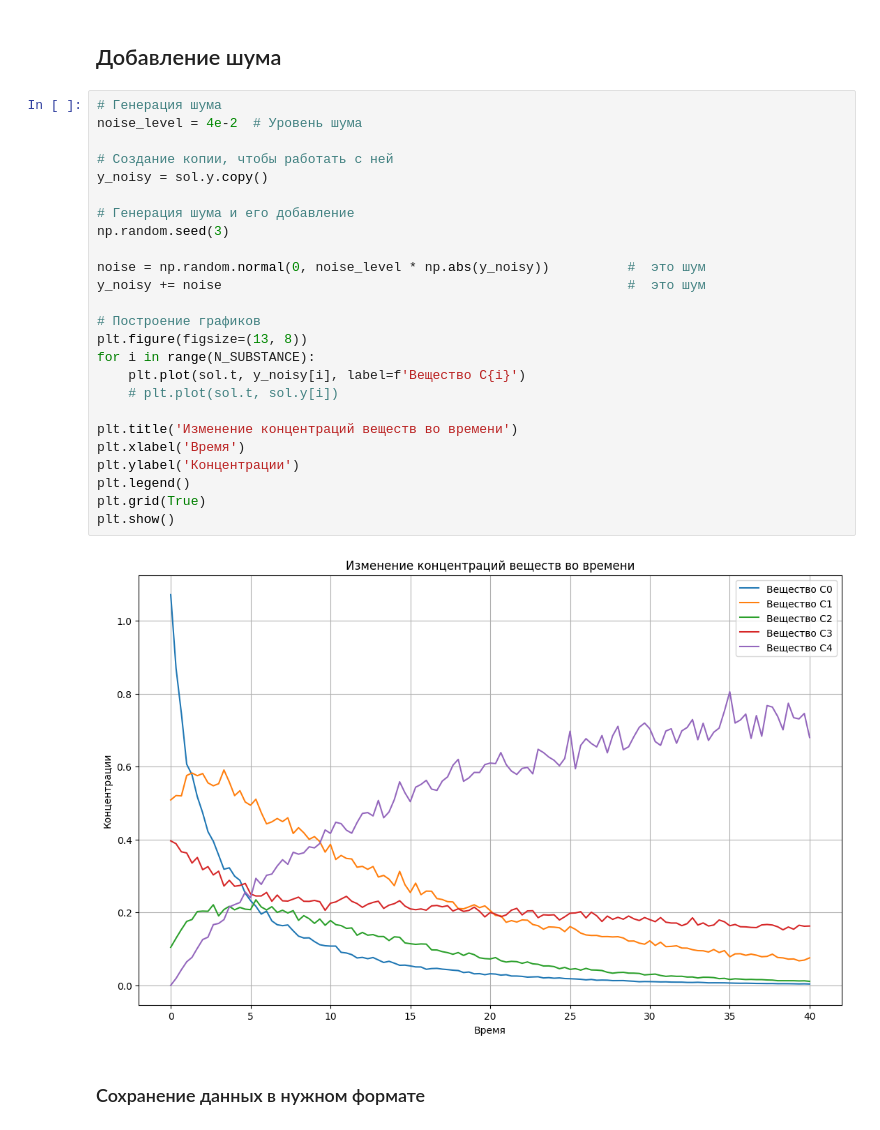
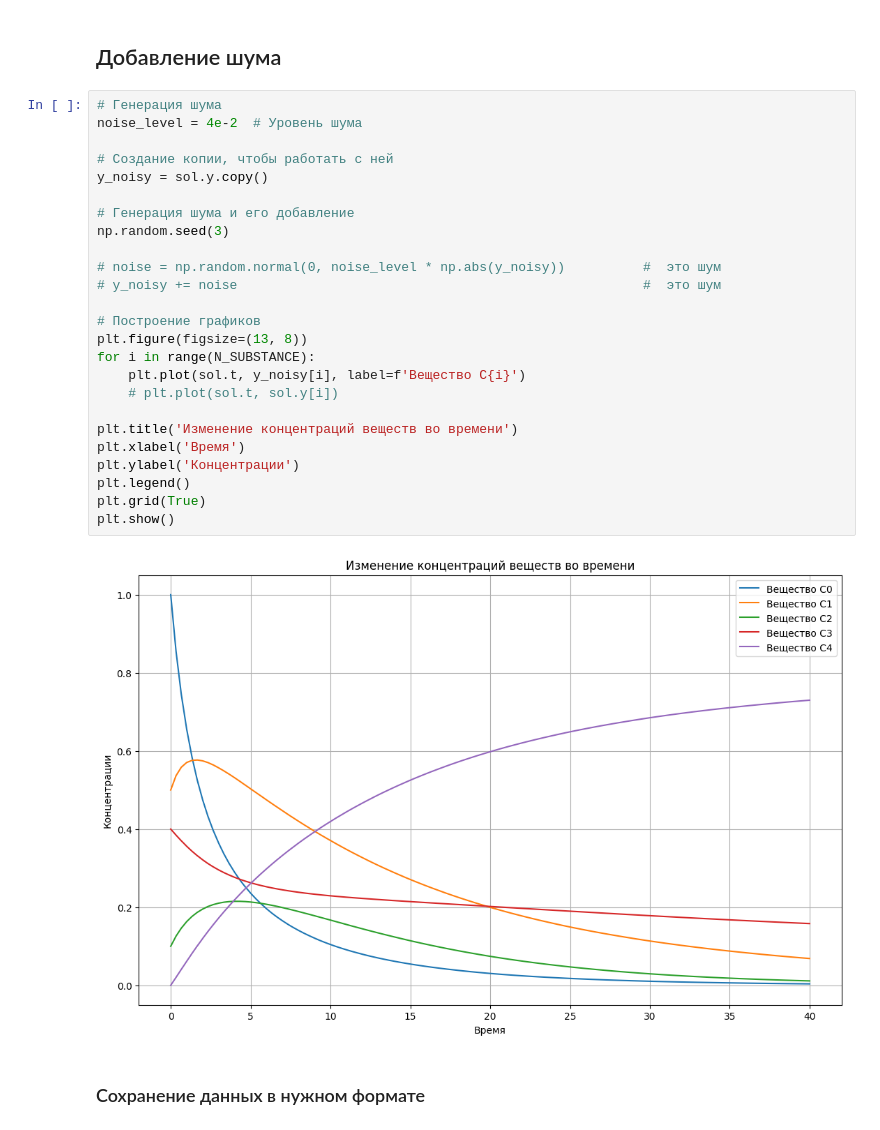
Before and after one commit to Lirik-17/Chemistry, a Jupyter notebook: MY_WORK/My_chem_gen/experiments/11_modif_stochiometric_matrix.ipynb, the cells around one changed output. Saved outputs shown, nothing was run; the diff lists cells and outputs as text.

```diff
--- a/MY_WORK/My_chem_gen/experiments/11_modif_stochiometric_matrix.ipynb
+++ b/MY_WORK/My_chem_gen/experiments/11_modif_stochiometric_matrix.ipynb
@@ -117,30 +117,30 @@ CONC_TRUE = sol.y.copy()
 # %%
 # Генерация шума
 noise_level = 4e-2  # Уровень шума
 
 # Создание копии, чтобы работать с ней
 y_noisy = sol.y.copy()
 
 # Генерация шума и его добавление
 np.random.seed(3)
 
-noise = np.random.normal(0, noise_level * np.abs(y_noisy))          #  это шум
-y_noisy += noise                                                    #  это шум
+# noise = np.random.normal(0, noise_level * np.abs(y_noisy))          #  это шум
+# y_noisy += noise                                                    #  это шум
 
 # Построение графиков
 plt.figure(figsize=(13, 8))
 for i in range(N_SUBSTANCE):
     plt.plot(sol.t, y_noisy[i], label=f'Вещество C{i}')
     # plt.plot(sol.t, sol.y[i])
 
 plt.title('Изменение концентраций веществ во времени')
 plt.xlabel('Время')
 plt.ylabel('Концентрации')
 plt.legend()
 plt.grid(True)
 plt.show()
 # %% [output]
-[figure, old version]
+[figure, new version]
 # %% [markdown]
 ### Сохранение данных в нужном формате
 # %%
```
Also changed, not shown: parts of 9 cells of this notebook, 1 other file.
